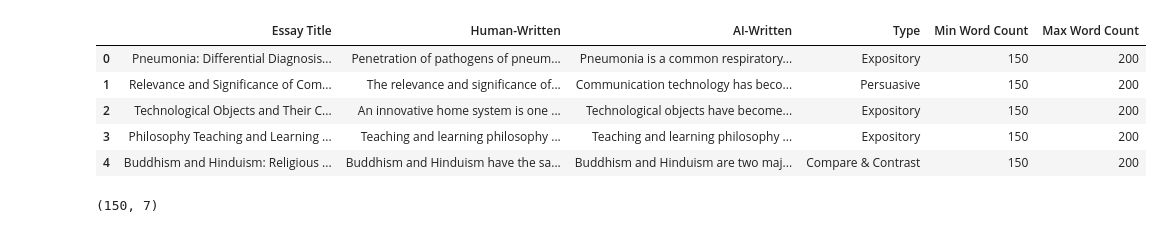
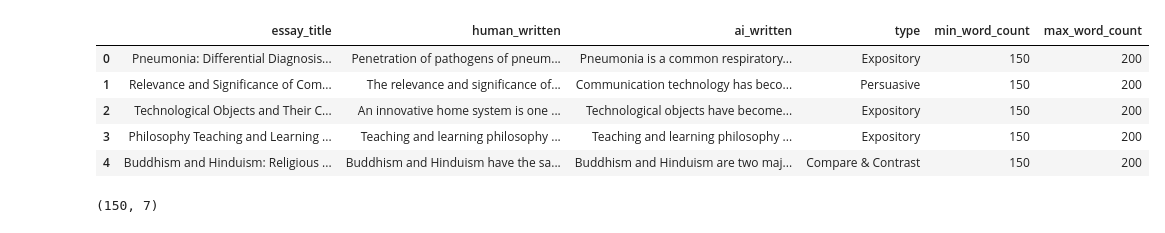
Before and after one commit to suhavni/chatgpt-detection, a Jupyter notebook: text-classifier.ipynb, the cells around one changed output. Saved outputs shown, nothing was run; the diff lists cells and outputs as text; code cells hidden in the pictures.

```diff
--- a/text-classifier.ipynb
+++ b/text-classifier.ipynb
@@ -3,21 +5,29 @@ import pandas as pd
 # %%
 MIN_WORD_COUNT = 'Min Word Count'
 MAX_WORD_COUNT = 'Max Word Count'
 
 df200 = pd.read_csv('resources/essays200.csv').drop('Unnamed: 4', axis=1)
 df200[MIN_WORD_COUNT] = 150
 df200[MAX_WORD_COUNT] = 200
 df500 = pd.read_csv('resources/essays500.csv').drop('Unnamed: 4', axis=1)
 df500[MIN_WORD_COUNT] = 500
 df500[MAX_WORD_COUNT] = 600
 df1000 = pd.read_csv('resources/essays1000.csv').drop('Unnamed: 4', axis=1)
 df1000[MIN_WORD_COUNT] = 800
 df1000[MAX_WORD_COUNT] = 1200
 
 df = pd.concat([df200, df500, df1000])
+df.columns = df.columns \
+    .str.strip() \
+    .str.lower() \
+    .str.replace(' ', '_') \
+    .str.replace('(', '') \
+    .str.replace(')', '') \
+    .str.replace('-','_') \
+    .map(lambda x: 'x'+x if x in keyword.kwlist else x )
 df.head(5)
 # %% [output]
-|  | Essay Title | Human-Written | AI-Written | Type | Min Word Count | Max Word Count |
+|  | essay_title | human_written | ai_written | type | min_word_count | max_word_count |
 | 0 | Pneumonia: Differential Diagnosis... | Penetration of pathogens of pneum... | Pneumonia is a common respiratory... | Expository | 150 | 200 |
 | 1 | Relevance and Significance of Com... | The relevance and significance of... | Communication technology has beco... | Persuasive | 150 | 200 |
 | 2 | Technological Objects and Their C... | An innovative home system is one ... | Technological objects have become... | Expository | 150 | 200 |
```
Also changed, not shown: parts of 12 cells of this notebook, 1 other file.
